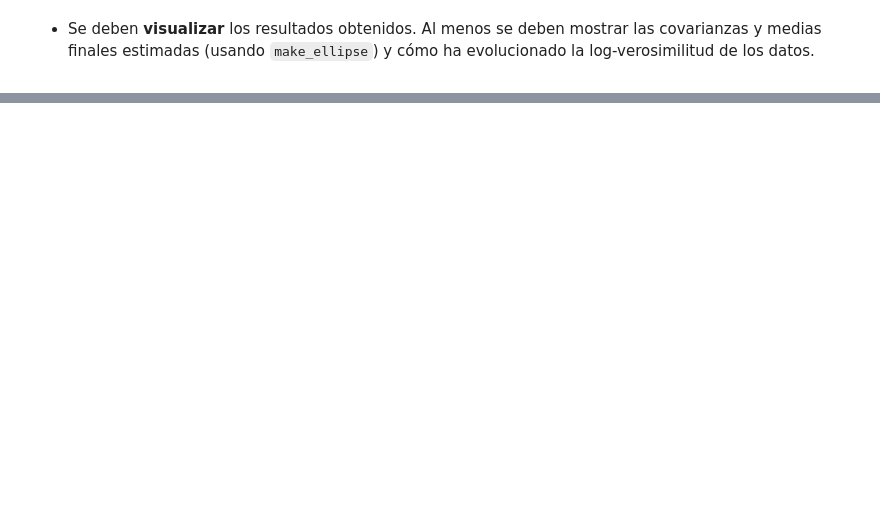
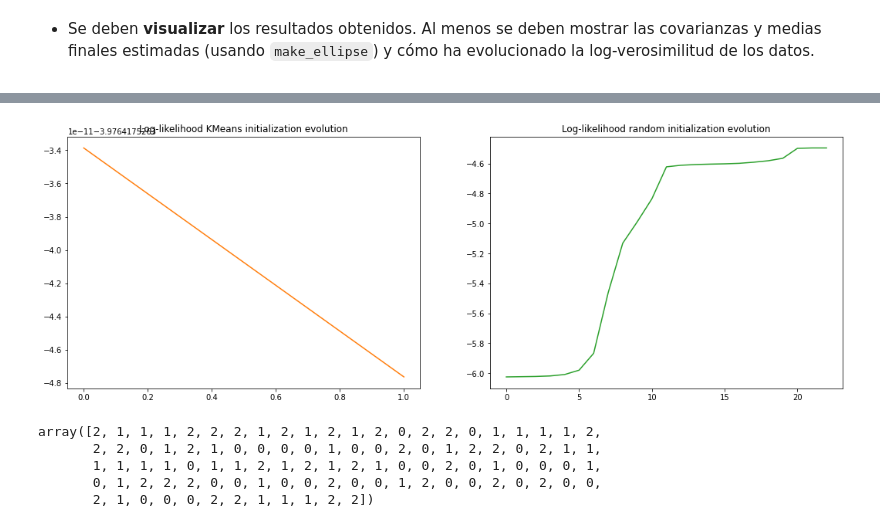
Before and after one commit to glorelvalle/mucd-mg, a Jupyter notebook: mba/p1/Practica_GMM.ipynb, the cells around one changed output, grey strips where cells are left out. Saved outputs shown, nothing was run; the diff lists cells and outputs as text; code cells hidden in the pictures; blank space fills up the shorter version.

```diff
--- a/mba/p1/Practica_GMM.ipynb
+++ b/mba/p1/Practica_GMM.ipynb
@@ -473,0 +534,22 @@ plt.show()
+# %%
+gmm_kmeans = GMM(n_components=3, init_params="kmeans", seed=seed)
+gmm_kmeans.fit(X)
+gmm_random = GMM(n_components=3, init_params="random", seed=seed)
+gmm_random.fit(X)
+
+fig, axes = plt.subplots(1, 2, figsize=(18, 6))
+axes[0].plot(gmm_kmeans.log_probs, 'tab:orange')
+axes[0].set_title("Log-likelihood KMeans initialization evolution")
+axes[1].plot(gmm_random.log_probs, 'tab:green')
+axes[1].set_title("Log-likelihood random initialization evolution")
+plt.show()
+# %% [output]
+[figure, added]
+# %%
+gmm.fit_predict(X)
+# %% [output]
+array([2, 1, 1, 1, 2, 2, 2, 1, 2, 1, 2, 1, 2, 0, 2, 2, 0, 1, 1, 1, 1, 2,
+       2, 2, 0, 1, 2, 1, 0, 0, 0, 0, 1, 0, 0, 2, 0, 1, 2, 2, 0, 2, 1, 1,
+       1, 1, 1, 1, 0, 1, 1, 2, 1, 2, 1, 2, 1, 0, 0, 2, 0, 1, 0, 0, 0, 1,
+       0, 1, 2, 2, 2, 0, 0, 1, 0, 0, 2, 0, 0, 1, 2, 0, 0, 2, 0, 2, 0, 0,
+       2, 1, 0, 0, 0, 2, 2, 1, 1, 1, 2, 2])
```
Also changed, not shown: parts of 12 cells of this notebook.
